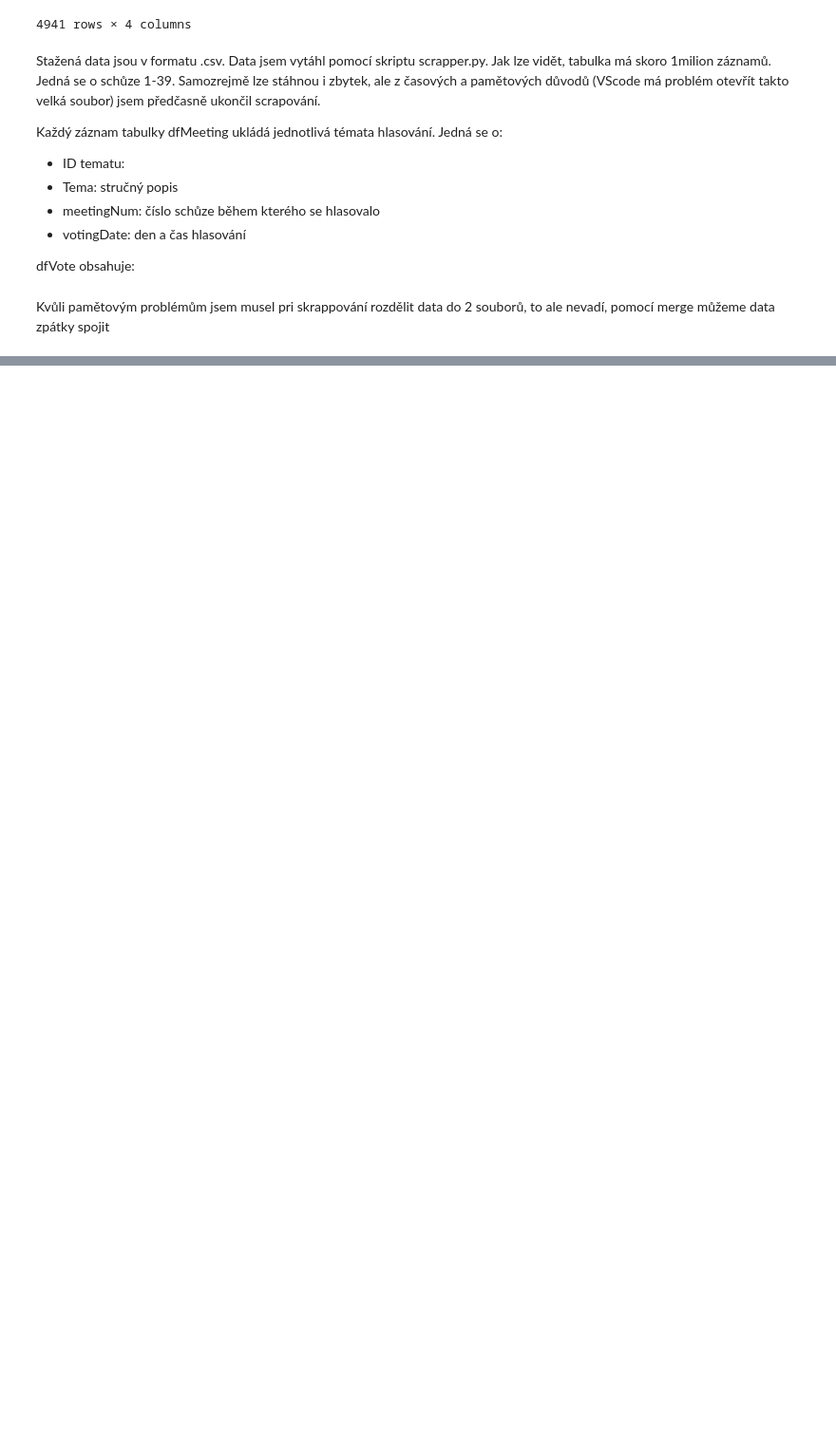
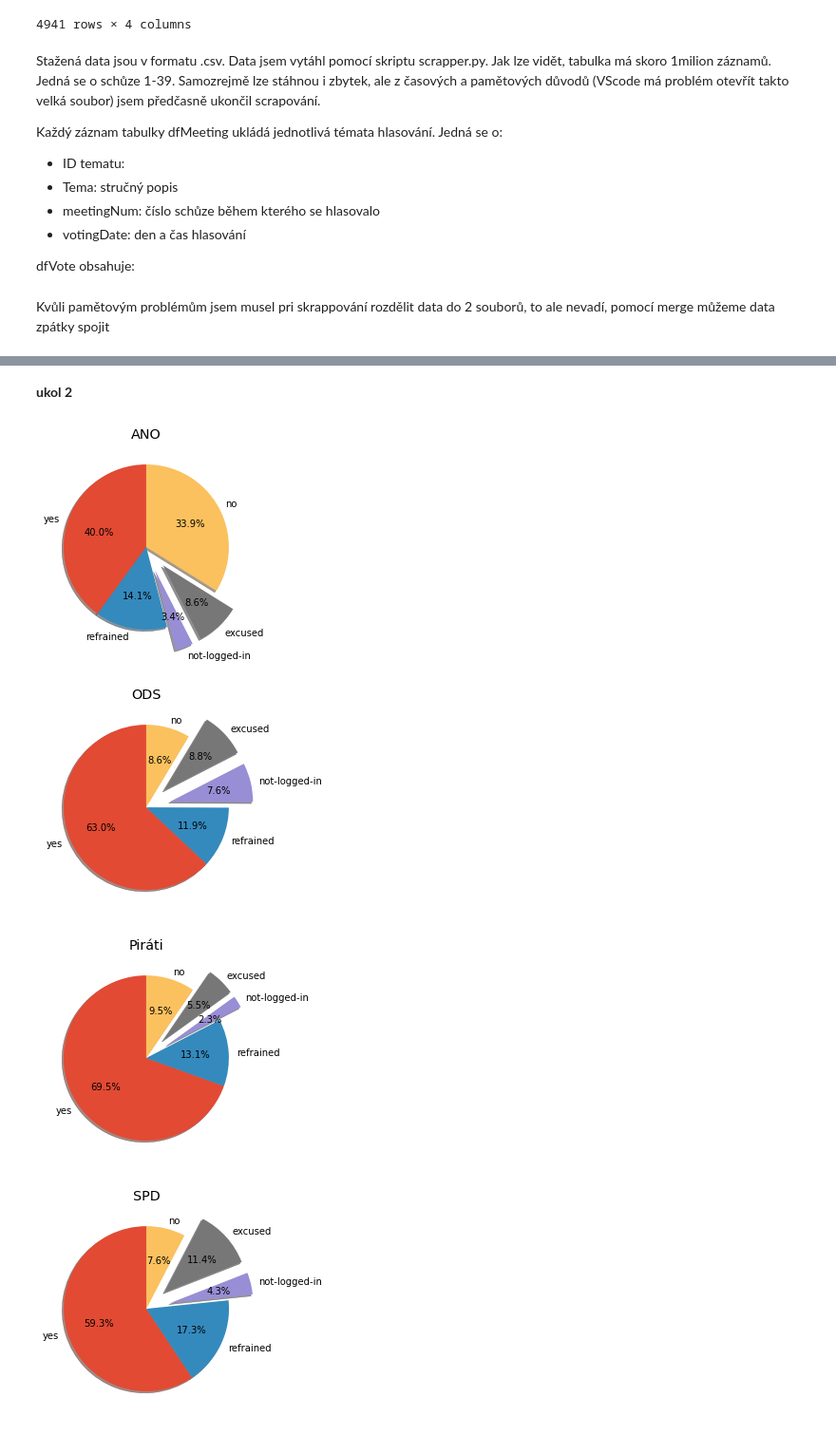
Before and after one commit to xuthang/bi-vzd, a Jupyter notebook: 01/homework_01_B201.ipynb, the cells around one changed output, grey strips where cells are left out. Shown at 95% size. Saved outputs shown, nothing was run; the diff lists cells and outputs as text; code cells hidden in the pictures; blank space fills up the shorter version.

```diff
--- a/01/homework_01_B201.ipynb
+++ b/01/homework_01_B201.ipynb
@@ -115,0 +137,27 @@ Name: votingDate, Length: 987400, dtype: object
+# %% [markdown]
+**ukol 2**
+# %%
+#DA == didntAttend
+DAlist = ['not-logged-in', 'excused']
+DADF = df[df['vote'].isin( DAlist)]
+for party in parties:
+    tmpdf = df[df['political party'] == party]
+    totalSize = len(tmpdf.index)
+    size = []
+    for typeVote in typesOfVotes:
+        size.append(len(tmpdf[tmpdf['vote'] == typeVote].index)*100/totalSize)
+    fig1, ax1 = plt.subplots()
+    explode = (0, 0, 0.3, 0.3, 0)
+
+    ax1.pie(size, explode = explode, labels = typesOfVotes,  autopct='%1.1f%%', shadow=True, startangle=90)
+    plt.title(party)
+
+plt.show()
+
+
+#DApeople = DADF['name'].unique().tolist()
+# %% [output]
+[figure, added]
+[figure, added]
+[figure, added]
+[figure, added]
```
Also changed, not shown: parts of 13 cells of this notebook.
